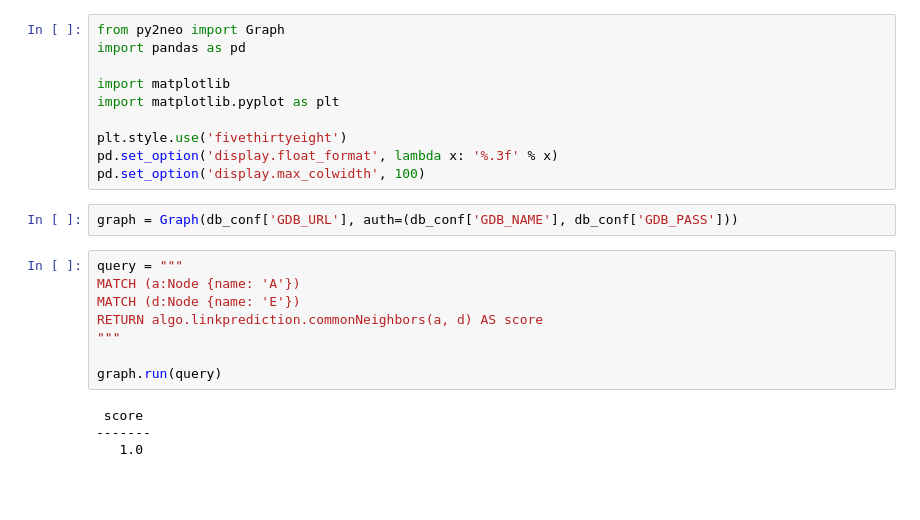
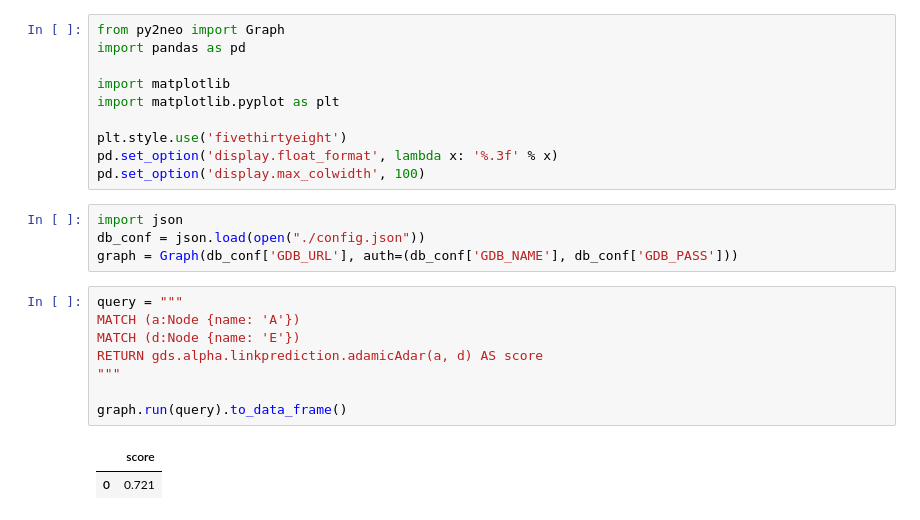
Before and after one commit to kenttw/kent-ai-learning-notebook, a Jupyter notebook: Machine_Learning_Exercise/Graph/Link_Prediction_1.ipynb, the cells around one changed output. Drawn from its saved outputs; the diff is of its cells as text; blank space fills up the shorter version.

```diff
--- a/Machine_Learning_Exercise/Graph/Link_Prediction_1.ipynb
+++ b/Machine_Learning_Exercise/Graph/Link_Prediction_1.ipynb
@@ -15,19 +12,20 @@ plt.style.use('fivethirtyeight')
 pd.set_option('display.float_format', lambda x: '%.3f' % x)
 pd.set_option('display.max_colwidth', 100)
 # %%
+import json
+db_conf = json.load(open("./config.json"))
 graph = Graph(db_conf['GDB_URL'], auth=(db_conf['GDB_NAME'], db_conf['GDB_PASS']))
 # %%
 query = """
 MATCH (a:Node {name: 'A'})
 MATCH (d:Node {name: 'E'})
-RETURN algo.linkprediction.commonNeighbors(a, d) AS score
+RETURN gds.alpha.linkprediction.adamicAdar(a, d) AS score
 """
 
-graph.run(query)
+graph.run(query).to_data_frame()
 # %% [output]
- score
--------
-   1.0
+|  | score |
+| 0 | 0.721 |
 # %%
 query ="""MATCH (a:Node), (b:Node)
 WHERE a <> b AND a.name < b.name AND not((a)-[:FRIENDS]-(b))
```
Also changed, not shown: parts of 2 cells of this notebook, 3 other files.
